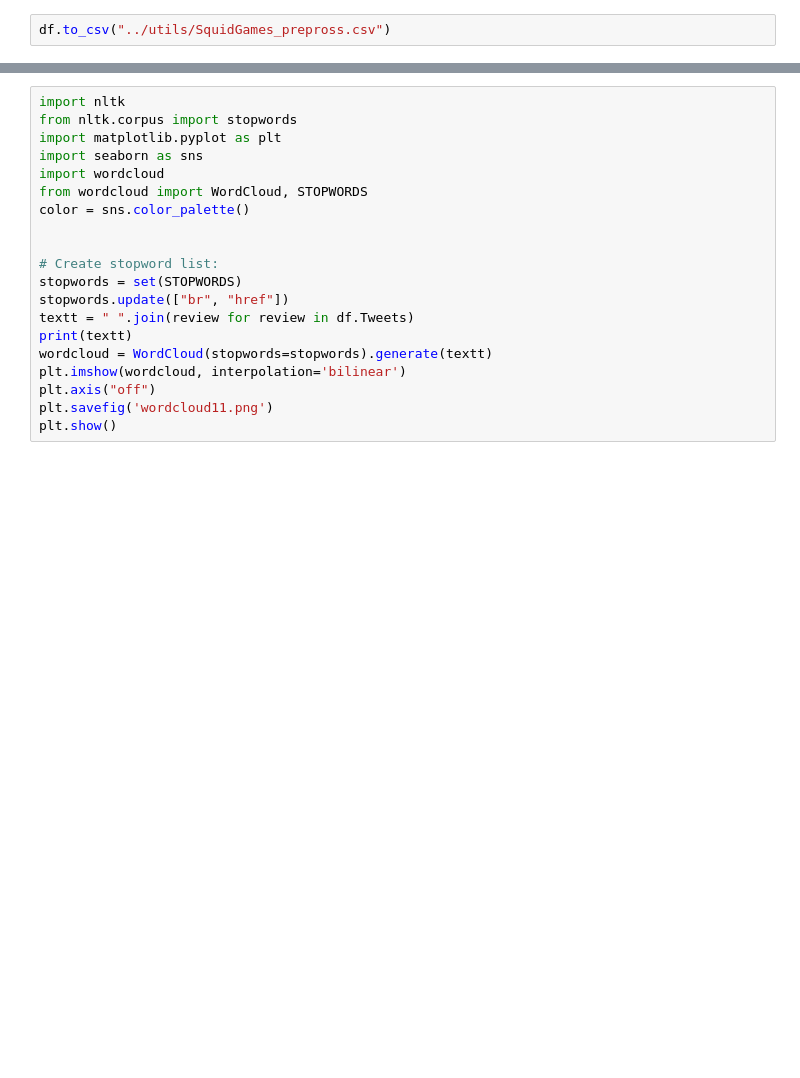
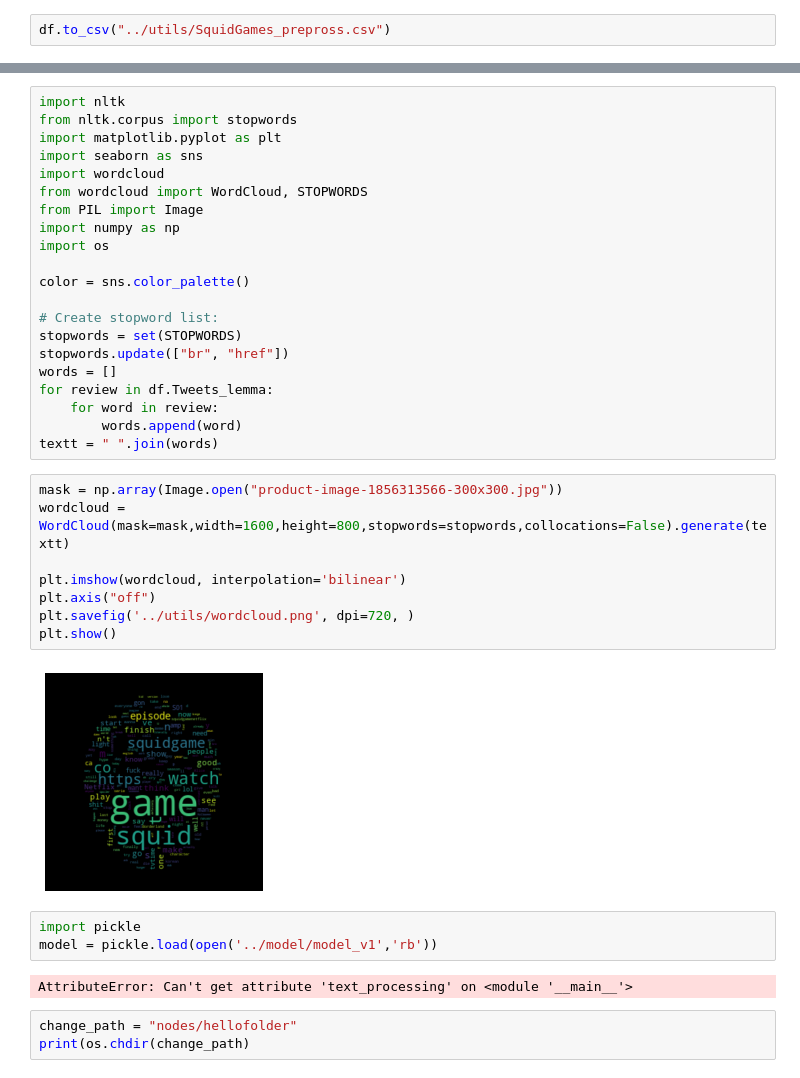
Before and after one commit to BMesm/NLP, a Jupyter notebook: jupyter/preprocess.ipynb, the cells around one changed output, grey strips where cells are left out. Drawn from its saved outputs; the diff is of its cells as text; blank space fills up the shorter version.

Commit message:
try to use model

```diff
--- a/jupyter/preprocess.ipynb
+++ b/jupyter/preprocess.ipynb
@@ -97,16 +119,35 @@ import matplotlib.pyplot as plt
 import seaborn as sns
 import wordcloud
 from wordcloud import WordCloud, STOPWORDS
+from PIL import Image
+import numpy as np
+import os
+
 color = sns.color_palette()
-
 
 # Create stopword list:
 stopwords = set(STOPWORDS)
 stopwords.update(["br", "href"])
-textt = " ".join(review for review in df.Tweets)
-print(textt)
-wordcloud = WordCloud(stopwords=stopwords).generate(textt)
-plt.imshow(wordcloud, interpolation='bilinear')
-plt.axis("off")
-plt.savefig('wordcloud11.png')
-plt.show()
+words = []
+for review in df.Tweets_lemma:
+    for word in review:
+        words.append(word)
+textt = " ".join(words)
+# %%
+mask = np.array(Image.open("product-image-1856313566-300x300.jpg"))
+wordcloud = WordCloud(mask=mask,width=1600,height=800,stopwords=stopwords,collocations=False).generate(textt)
+
+plt.imshow(wordcloud, interpolation='bilinear')
+plt.axis("off")
+plt.savefig('../utils/wordcloud.png', dpi=720, )
+plt.show()
+# %% [output]
+[figure, added]
+# %%
+import pickle
+model = pickle.load(open('../model/model_v1','rb'))
+# %% [output]
+AttributeError: Can't get attribute 'text_processing' on <module '__main__'>
+# %%
+change_path = "nodes/hellofolder"
+print(os.chdir(change_path)
```
Also changed, not shown: parts of 3 cells of this notebook.
